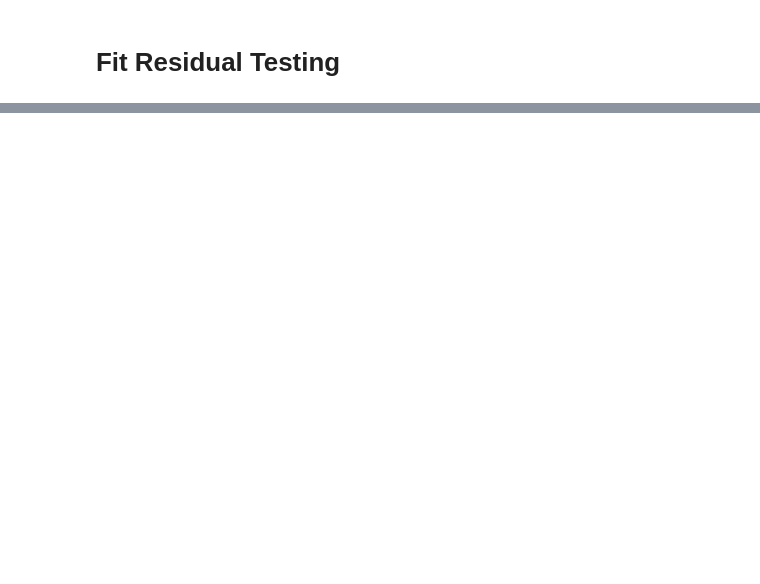
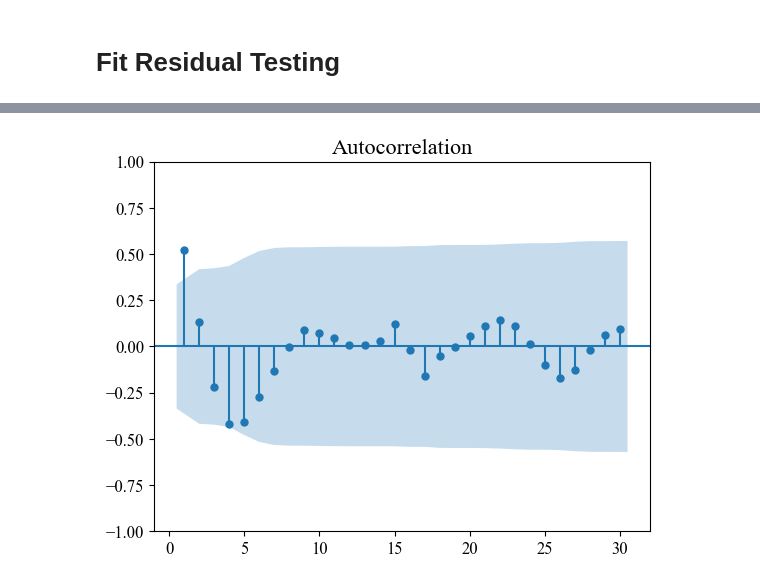
Before and after one commit to Sebastian426/Advanced-Lab-Code, a Jupyter notebook: Main_Results_Plots/Peak_Plots.ipynb, the cells around one changed output, grey strips where cells are left out. Drawn from its saved outputs; the diff is of its cells as text; code cells hidden in the pictures; blank space fills up the shorter version.

```diff
--- a/Main_Results_Plots/Peak_Plots.ipynb
+++ b/Main_Results_Plots/Peak_Plots.ipynb
@@ -914,0 +989,5 @@ BIC_mono_gauss: 212.38033
+# %%
+plot_acf(residual_mono_voigt, lags=30, zero=False)
+plt.show()
+# %% [output]
+[figure, added]
```
Also changed, not shown: parts of 16 cells of this notebook.
